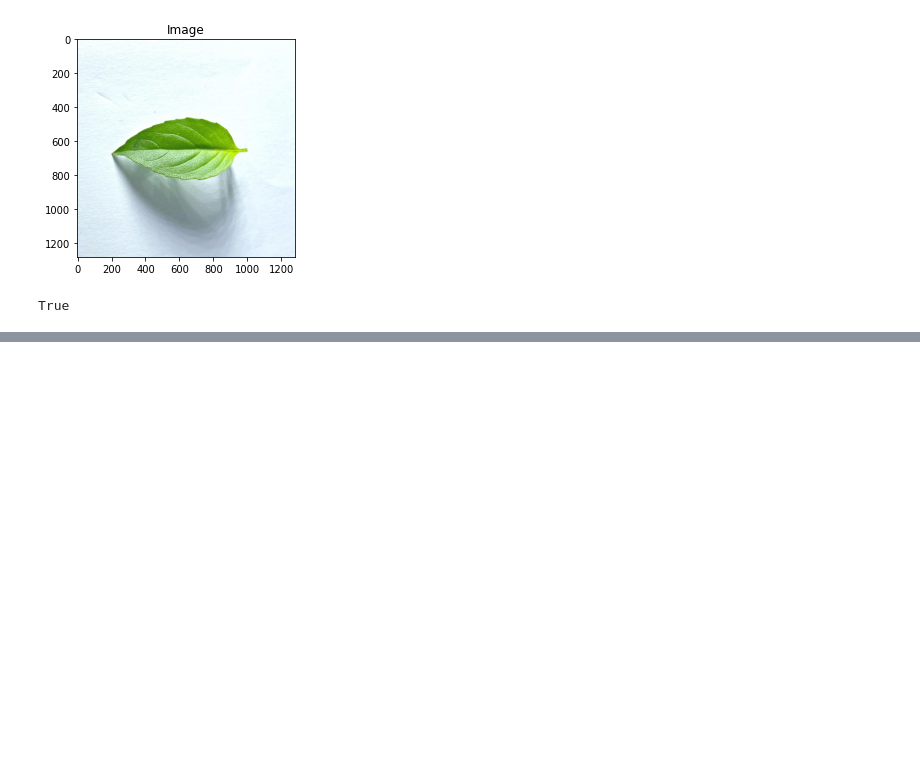
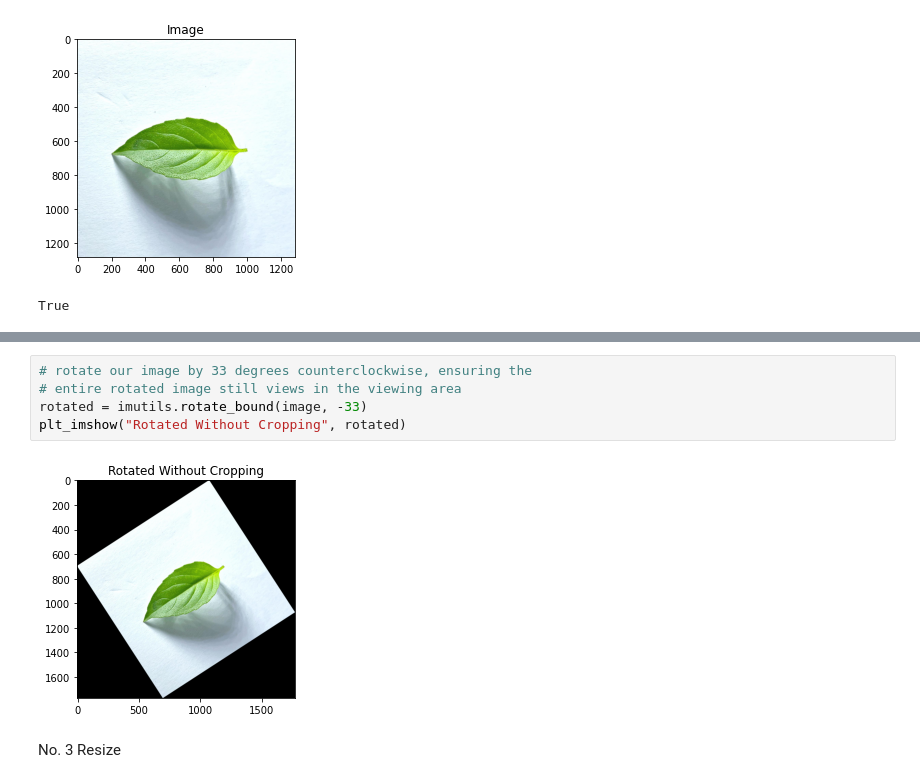
Before and after one commit to armita15/computer-vision, a Jupyter notebook: Image_fundamental/if_basic_command.ipynb, the cells around one changed output, grey strips where cells are left out. Cells and saved outputs as stored; diff of their text form; blank space fills up the shorter version.

```diff
--- a/Image_fundamental/if_basic_command.ipynb
+++ b/Image_fundamental/if_basic_command.ipynb
@@ -51,0 +92,10 @@ True
+# %%
+# rotate our image by 33 degrees counterclockwise, ensuring the
+# entire rotated image still views in the viewing area
+rotated = imutils.rotate_bound(image, -33)
+plt_imshow("Rotated Without Cropping", rotated)
+# %% [output]
+[figure, added]
+# %% [markdown]
+No. 3
+Resize
```
Also changed, not shown: parts of 5 cells of this notebook.
